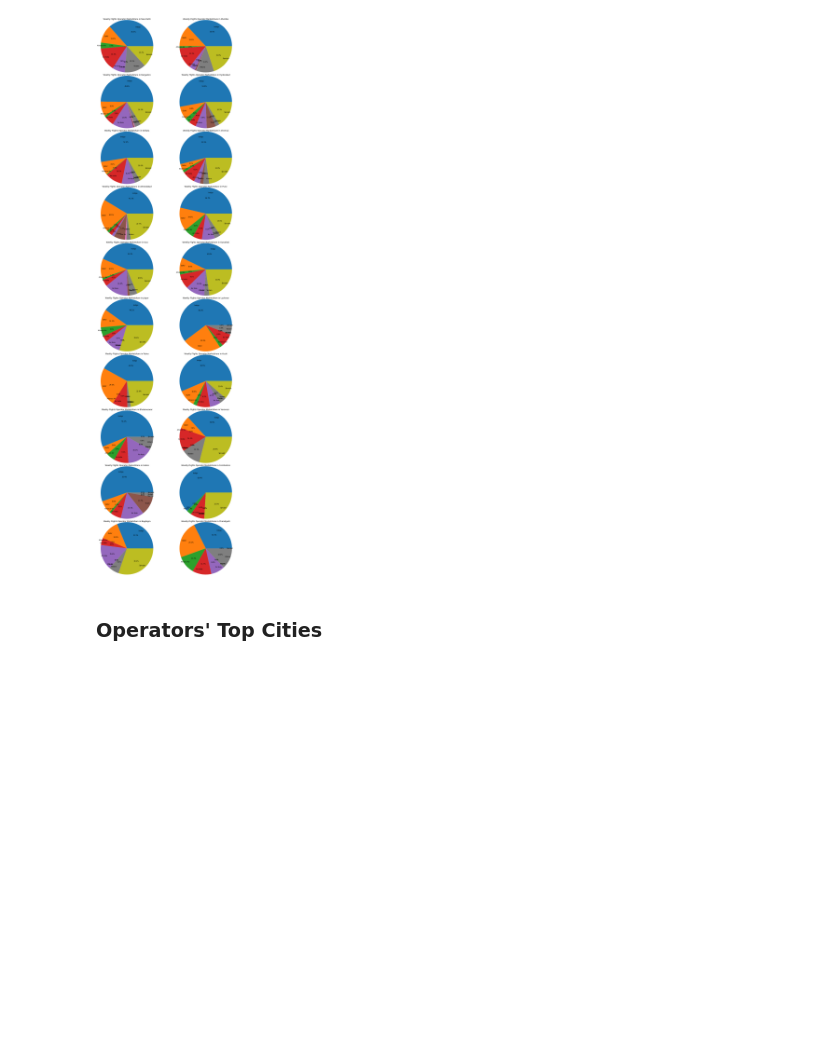
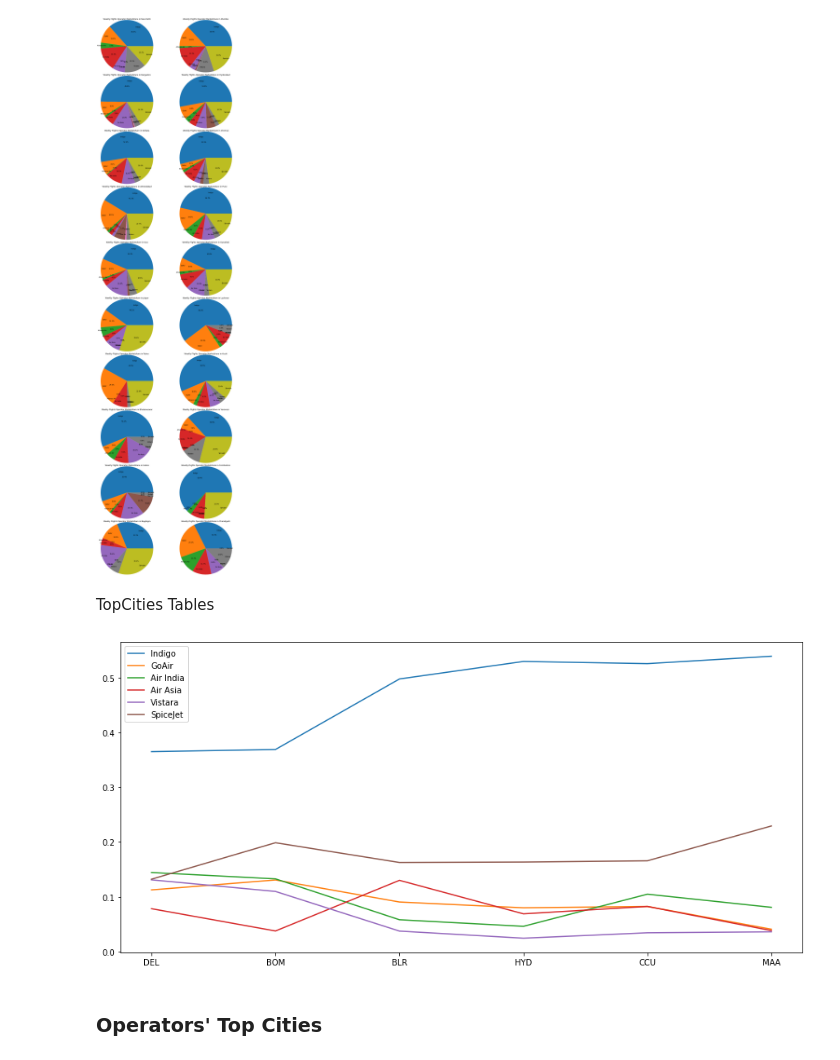
Before and after one commit to sanjeevgadre/Portfolio-Airport-Traffic, a Jupyter notebook: operator-movement-analysis.ipynb, the cells around one changed output. Saved outputs shown, nothing was run; the diff lists cells and outputs as text; code cells hidden in the pictures; blank space fills up the shorter version.

Commit message:
Updated the Operator Movement Notebook

```diff
--- a/operator-movement-analysis.ipynb
+++ b/operator-movement-analysis.ipynb
@@ -159,5 +159,37 @@ plt.tight_layout()
 plt.show()
 # %% [output]
 [figure]
+# %% [markdown]
+TopCities Tables
+# %%
+top_cities = ['DEL', 'BOM', 'BLR', 'HYD', 'CCU', 'MAA', 'AMD', 'PNQ', 'GOI', 'GAU', 'JAI', 'LKO', 'PAT',
+              'COK', 'BBI', 'VNS', 'IDR', 'CJB', 'IXB', 'IXC']
+
+df_city_share = pd.DataFrame(data = None, index = codes_to_carrier.keys(), columns = top_cities)
+
+for city in top_cities:
+    df = pd.DataFrame(data = None, index = codes_to_carrier.keys(), columns = ['weekly_flights', 'mkt_share'])
+    n_city_flights = dat.query('`from` == @city | to == @city')['weekly_flights'].sum()
+    for operator in operators:
+        op_flights = dat.query('(operator == @operator) & (`from` == @city | to == @city)')['weekly_flights'].sum()
+        df.loc[df.index == operator, 'weekly_flights'] = op_flights
+        df.loc[df.index == operator, 'mkt_share'] = round(op_flights/n_city_flights, 4)
+
+    df_city_share[city] = df['mkt_share']
+
+
+df_city_share = df_city_share.drop(index = ['AAS', 'TRJ', 'OG'])
+
+plt.figure(figsize = (15, 7))
+for operator in df_city_share.index:
+    y = np.array(df_city_share.iloc[df_city_share.index == operator, :6])[0]
+    plt.plot(df_city_share.columns[:6], y, label = codes_to_carrier[operator])
+
+    #print(df_city_share.iloc[df_city_share.index == operator, :6])
+
+plt.legend()
+plt.show()
+# %% [output]
+[figure, added]
 # %% [markdown]
 ### Operators' Top Cities
```
Also changed, not shown: parts of 1 cell of this notebook.
